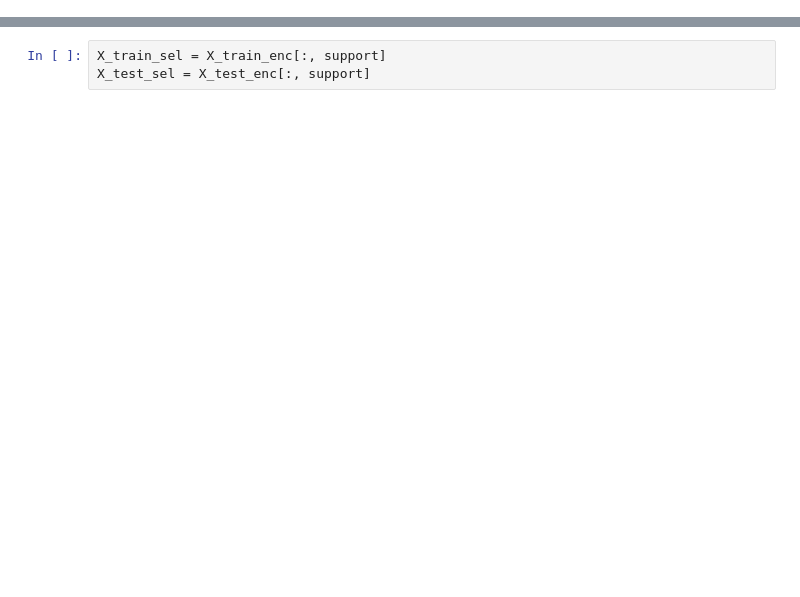
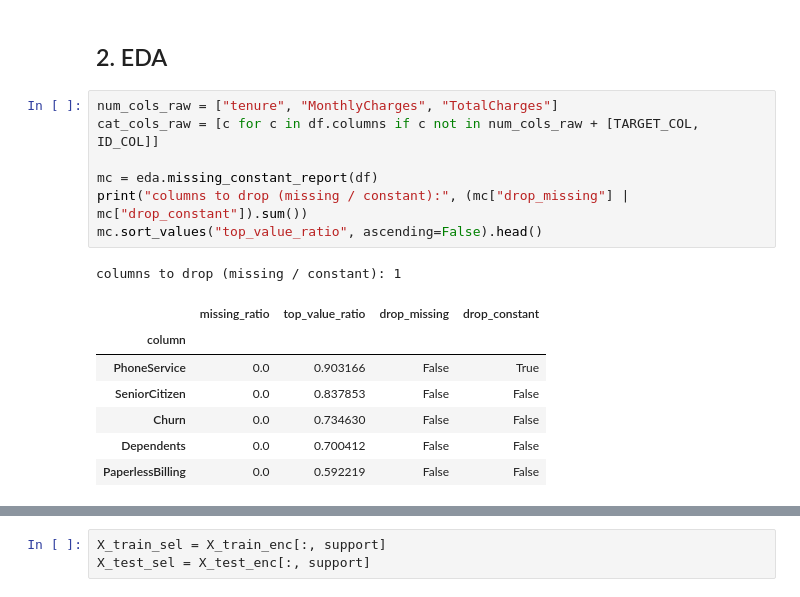
Before and after one commit to nazlicanparali/customer-churn-prediction, a Jupyter notebook: notebooks/01_full_pipeline.ipynb, the cells around one changed output, grey strips where cells are left out. Saved outputs shown, nothing was run; the diff lists cells and outputs as text; blank space fills up the shorter version.

```diff
--- a/notebooks/01_full_pipeline.ipynb
+++ b/notebooks/01_full_pipeline.ipynb
@@ -271,0 +48,18 @@ selected_names
+# %% [markdown]
+## 2. EDA
+# %%
+num_cols_raw = ["tenure", "MonthlyCharges", "TotalCharges"]
+cat_cols_raw = [c for c in df.columns if c not in num_cols_raw + [TARGET_COL, ID_COL]]
+
+mc = eda.missing_constant_report(df)
+print("columns to drop (missing / constant):", (mc["drop_missing"] | mc["drop_constant"]).sum())
+mc.sort_values("top_value_ratio", ascending=False).head()
+# %% [output]
+columns to drop (missing / constant): 1
+|  | missing_ratio | top_value_ratio | drop_missing | drop_constant |
+| column |  |  |  |  |
+| PhoneService | 0.0 | 0.903166 | False | True |
+| SeniorCitizen | 0.0 | 0.837853 | False | False |
+| Churn | 0.0 | 0.734630 | False | False |
+| Dependents | 0.0 | 0.700412 | False | False |
+| PaperlessBilling | 0.0 | 0.592219 | False | False |
```
Also changed, not shown: parts of 55 cells of this notebook, 21 other files.
